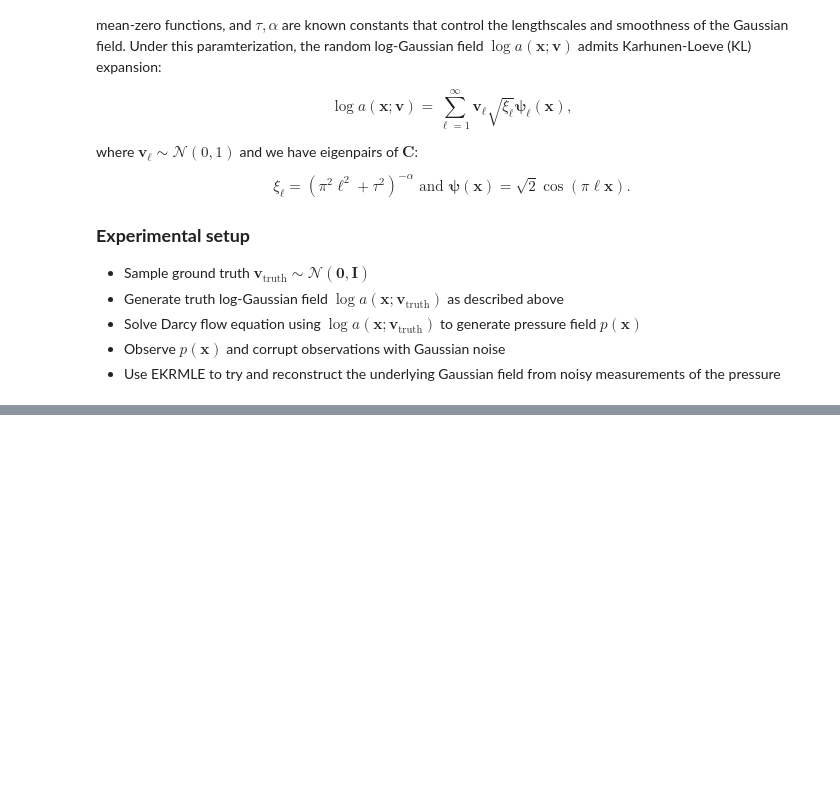
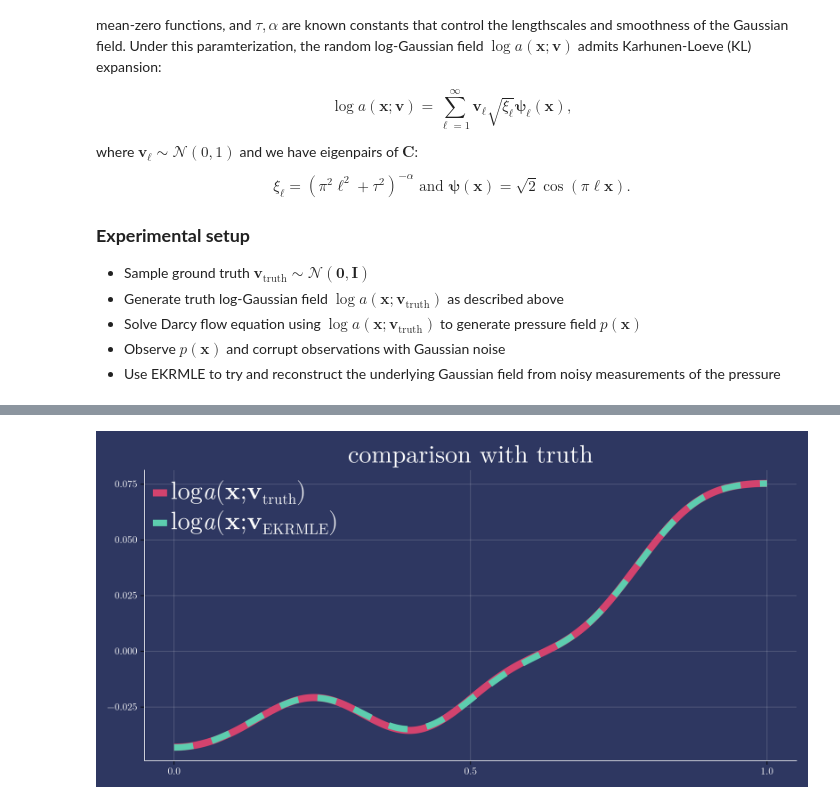
Before and after one commit to pstavrin/OralQual, a Jupyter notebook: scripts/Darcy1D.ipynb, the cells around one changed output, grey strips where cells are left out. Saved outputs shown, nothing was run; the diff lists cells and outputs as text; code cells hidden in the pictures; blank space fills up the shorter version.

Commit message:
first part of Darcy nb done

```diff
--- a/scripts/Darcy1D.ipynb
+++ b/scripts/Darcy1D.ipynb
@@ -100,0 +104,15 @@ end
+# %%
+Γ = σ.^2*I(n)
+Γ_pr = I(d)
+
+Γ_RLS = Matrix{Float64}(I(n+d))
+Γ_RLS[1:n, 1:n] .= Matrix{Float64}(Γ)
+Γ_RLS[n+1:end, n+1:end] .= Matrix{Float64}(Γ_pr)
+Γ_RLS = Symmetric(Γ_RLS)
+y_RLS = vcat(Vector{Float64}(y), zeros(Float64, d))
+J = 5000
+v₀ = rand(d, J)
+ekrmleobj = EKRMLEObj(v₀, y_RLS, Γ_RLS)
+fwd_RLS_single(darcy, v::AbstractVector) = fwd_RLS(darcy, v)
+steps = 100
+EKRMLE_run!(ekrmleobj, darcy, fwd_RLS_single, steps);
@@ -100,0 +122,27 @@ end
+# %%
+μ = vec(mean(ekrmleobj.V[end],dims=2))
+logk_ens = get_logk(darcy, μ)
+
+fig = themed_figure(; dark=true, size=(1000, 500)) do fig
+    ax1 = Axis(fig[1, 1],
+        title     = L"\text{comparison with truth}",
+        titlesize = 35,
+    )
+
+    lines!(ax1, X, logK;
+        linewidth = 10,
+        color = colors[2],
+        label = L"\log a(𝐱;𝐯_\text{truth})"
+    )
+
+    lines!(ax1, X, logk_ens[:];
+        linewidth = 9,
+        color = colors[4],
+        linestyle=:dash,
+        label = L"\log a(𝐱;𝐯_\text{EKRMLE})"
+    )
+    axislegend(ax1; position=:lt, framevisible=false, labelsize=35)
+    fig
+end
+# %% [output]
+[figure, added]
```
Also changed, not shown: parts of 4 cells of this notebook.
